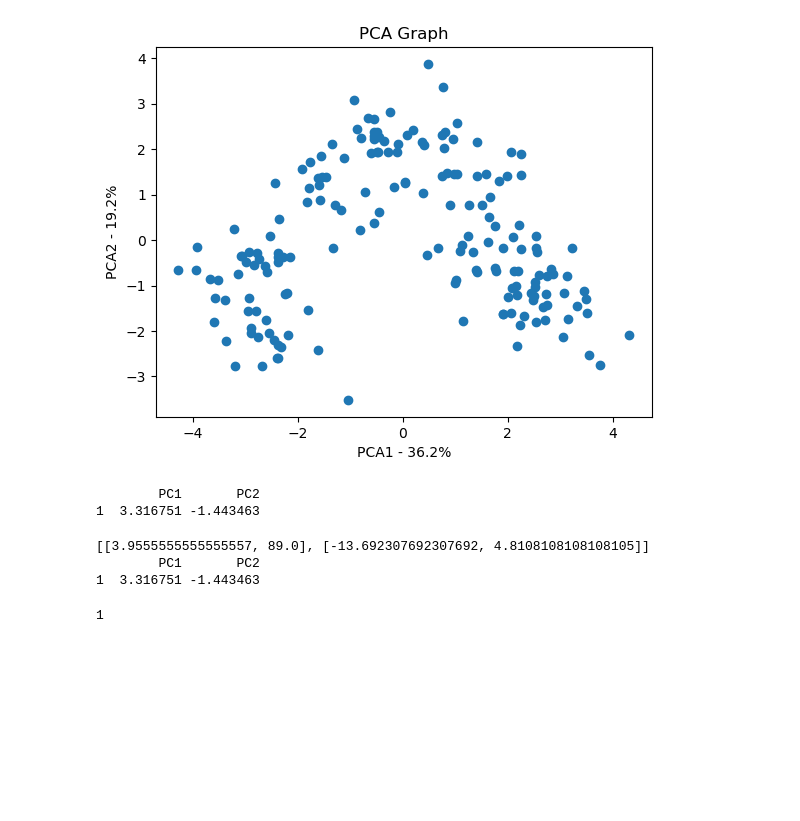
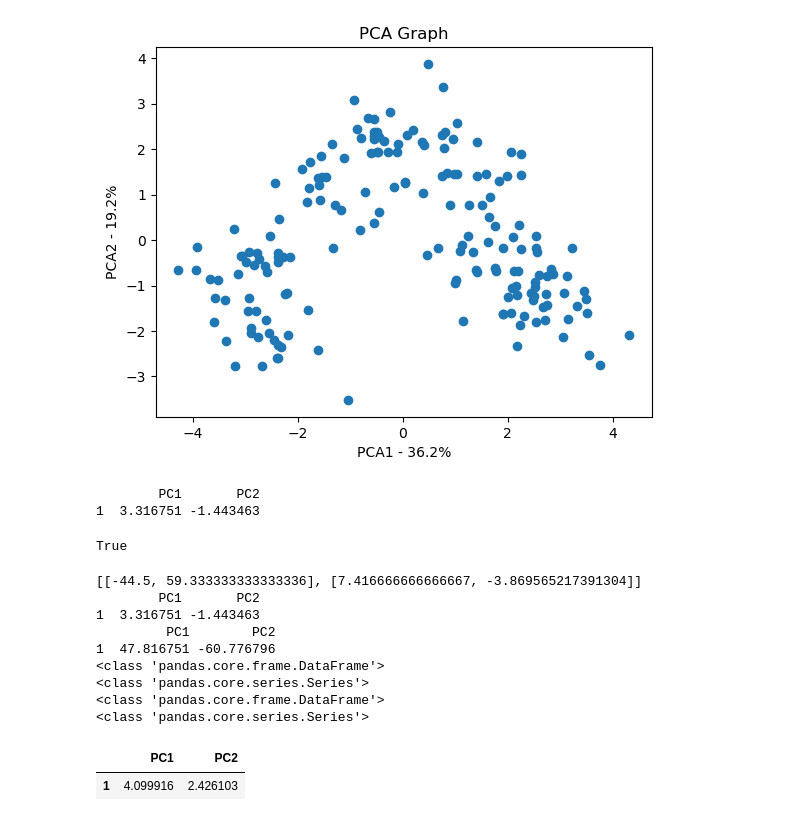
Before and after one commit to Stickkan/Lab-3, a Jupyter notebook: labb3.ipynb, the cells around one changed output. Drawn from its saved outputs; the diff is of its cells as text; code cells hidden in the pictures; blank space fills up the shorter version.

```diff
--- a/labb3.ipynb
+++ b/labb3.ipynb
@@ -48,6 +48,16 @@ print(list)
 [figure]
         PC1       PC2
 1  3.316751 -1.443463
+# %%
+data = {
+  "myval": [True]
+}
+
+df = pd.DataFrame(data)
+
+print(df.bool())
+# %% [output]
+True
 # %%
 #--------------------------K-means clustering from here--------------------------
 
@@ -79,15 +89,19 @@ print(test.head())"""
 def smallest_centroid_distance(data_point, centers, dims):
 
 
-    #for centroid in range(0, len(centers)):
-    #    sum_square = 0
-    #    for dim in range(1, dims):
-    #        vector_difference =
-    #        sum_square += dist**2
-    #    euclidean_distance = np.sqrt(sum_square)
-    #    if euclidean_distance < smallest_euc_dist:
-    #        smallest_euc_dist = euclidean_distance
-    return 1
+    smallest_euc_dist = math.inf
+    for centroid in range(0, len(centers)):
+        sum_square = 0
+        vector_diff = pca_data.astype(float).iloc[0:1,0:2] - centers[centroid]
+        sum_square += vector_diff**2
+        euclidean_distance = np.sqrt(sum_square).astype(float)
+        euclidean_distance = euclidean_distance.astype(float)
+        print(type(euclidean_distance))
+        if 1:
+            smallest_euc_dist = euclidean_distance
+        elif euclidean_distance<smallest_euc_dist:
+            smallest_euc_dist = euclidean_distance
+    return smallest_euc_dist
 
 
 
@@ -102,13 +116,22 @@ def mean_center(data, center, dims):
 # %%
 centroids = random_centers(2, 2, len(pca_data))
 #print(pca_data.iloc[0,0:2])
 pca_data.iloc[0,0:2]
 #print(centroids[0])
 print(centroids)
 print(pca_data.astype(float).iloc[0:1,0:2])
-smallest_centroid_distance(pca_data, centroids, 2)
+test = pca_data.astype(float).iloc[0:1,0:2] - centroids[0]
+print(test)
+smallest_centroid_distance(pca_data.astype(float).iloc[0:1,0:2], centroids, 2)
 # %% [output]
-[[3.9555555555555557, 89.0], [-13.692307692307692, 4.8108108108108105]]
+[[-44.5, 59.333333333333336], [7.416666666666667, -3.869565217391304]]
         PC1       PC2
 1  3.316751 -1.443463
+         PC1        PC2
+1  47.816751 -60.776796
+<class 'pandas.core.frame.DataFrame'>
+<class 'pandas.core.series.Series'>
+<class 'pandas.core.frame.DataFrame'>
+<class 'pandas.core.series.Series'>
-1
+|  | PC1 | PC2 |
+| 1 | 4.099916 | 2.426103 |
```
